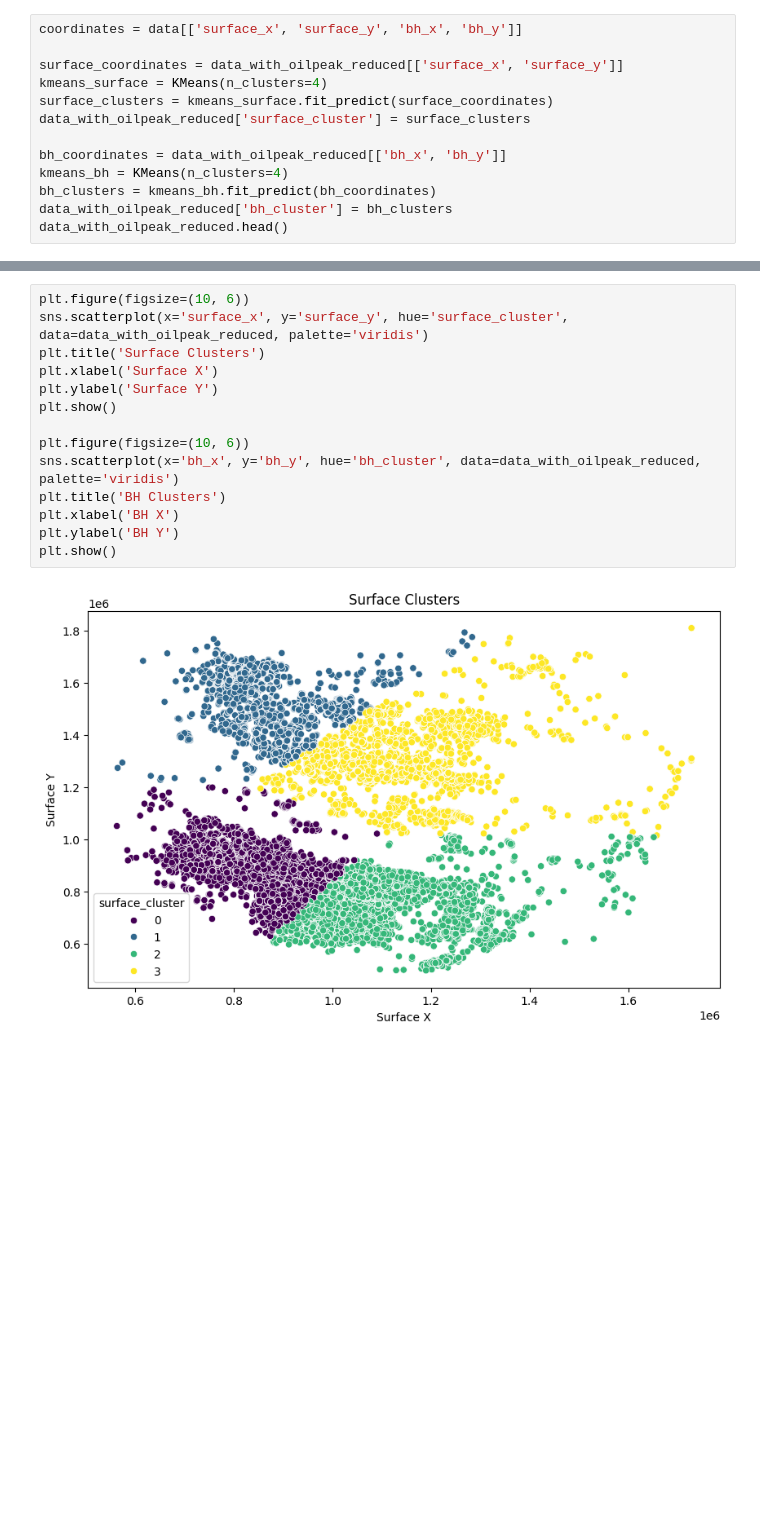
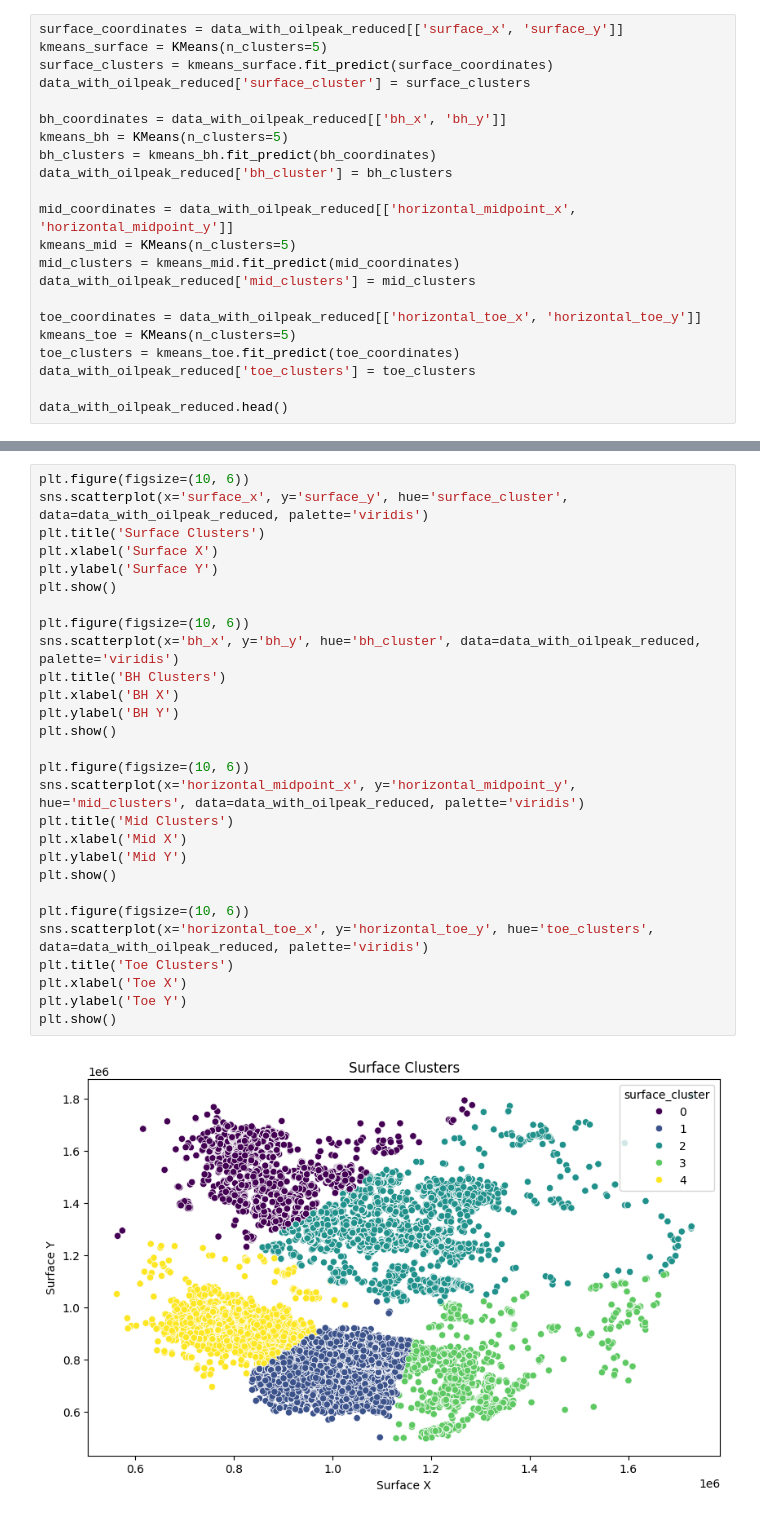
Before and after one commit to nandoj28/RiceDatathon, a Jupyter notebook: main.ipynb, the cells around one changed output, grey strips where cells are left out. Cells and saved outputs as stored; diff of their text form; blank space fills up the shorter version.

```diff
--- a/main.ipynb
+++ b/main.ipynb
@@ -122,15 +97,24 @@ plt.plot(data_with_oilpeak_reduced['bh_x'],data_with_oilpeak_reduced['bh_y'],'ko
 # %%
-coordinates = data[['surface_x', 'surface_y', 'bh_x', 'bh_y']]
-
 surface_coordinates = data_with_oilpeak_reduced[['surface_x', 'surface_y']]
-kmeans_surface = KMeans(n_clusters=4)
+kmeans_surface = KMeans(n_clusters=5)
 surface_clusters = kmeans_surface.fit_predict(surface_coordinates)
 data_with_oilpeak_reduced['surface_cluster'] = surface_clusters
 
 bh_coordinates = data_with_oilpeak_reduced[['bh_x', 'bh_y']]
-kmeans_bh = KMeans(n_clusters=4)
+kmeans_bh = KMeans(n_clusters=5)
 bh_clusters = kmeans_bh.fit_predict(bh_coordinates)
 data_with_oilpeak_reduced['bh_cluster'] = bh_clusters
+
+mid_coordinates = data_with_oilpeak_reduced[['horizontal_midpoint_x', 'horizontal_midpoint_y']]
+kmeans_mid = KMeans(n_clusters=5)
+mid_clusters = kmeans_mid.fit_predict(mid_coordinates)
+data_with_oilpeak_reduced['mid_clusters'] = mid_clusters
+
+toe_coordinates = data_with_oilpeak_reduced[['horizontal_toe_x', 'horizontal_toe_y']]
+kmeans_toe = KMeans(n_clusters=5)
+toe_clusters = kmeans_toe.fit_predict(toe_coordinates)
+data_with_oilpeak_reduced['toe_clusters'] = toe_clusters
+
 data_with_oilpeak_reduced.head()
 # %% [output]
 |  | surface_x | surface_y | bh_x | bh_y | standardized_operator_name | gross_perforated_length | number_of_stages | ... |
@@ -143,16 +127,30 @@ data_with_oilpeak_reduced.head()
 # %%
 plt.figure(figsize=(10, 6))
 sns.scatterplot(x='surface_x', y='surface_y', hue='surface_cluster', data=data_with_oilpeak_reduced, palette='viridis')
 plt.title('Surface Clusters')
 plt.xlabel('Surface X')
 plt.ylabel('Surface Y')
 plt.show()
 
 plt.figure(figsize=(10, 6))
 sns.scatterplot(x='bh_x', y='bh_y', hue='bh_cluster', data=data_with_oilpeak_reduced, palette='viridis')
 plt.title('BH Clusters')
 plt.xlabel('BH X')
 plt.ylabel('BH Y')
 plt.show()
+
+plt.figure(figsize=(10, 6))
+sns.scatterplot(x='horizontal_midpoint_x', y='horizontal_midpoint_y', hue='mid_clusters', data=data_with_oilpeak_reduced, palette='viridis')
+plt.title('Mid Clusters')
+plt.xlabel('Mid X')
+plt.ylabel('Mid Y')
+plt.show()
+
+plt.figure(figsize=(10, 6))
+sns.scatterplot(x='horizontal_toe_x', y='horizontal_toe_y', hue='toe_clusters', data=data_with_oilpeak_reduced, palette='viridis')
+plt.title('Toe Clusters')
+plt.xlabel('Toe X')
+plt.ylabel('Toe Y')
+plt.show()
 # %% [output]
-[figure, old version]
+[figure, new version]
```
Also changed, not shown: parts of 17 cells of this notebook, 3 other files.
